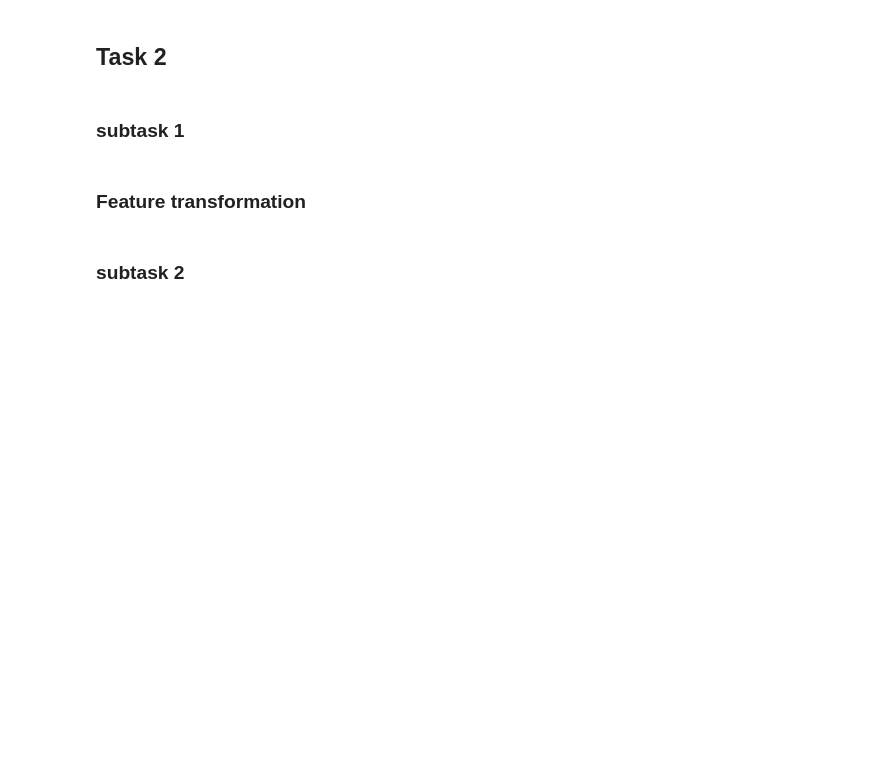
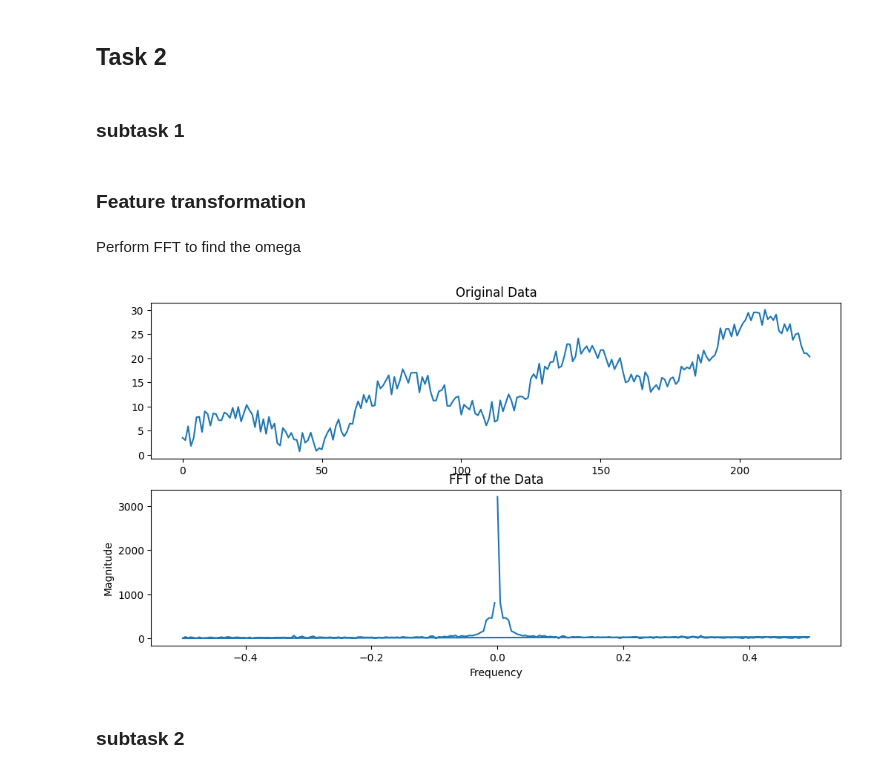
Before and after one commit to Heisenberg-2207/DA5401, a Jupyter notebook: Aniket/assignment2/assignment2_periodic.ipynb, the cells around one changed output. Drawn from its saved outputs; the diff is of its cells as text; code cells hidden in the pictures; blank space fills up the shorter version.

```diff
--- a/assignment2/assignment2_periodic.ipynb
+++ b/Aniket/assignment2/assignment2_periodic.ipynb
@@ -104,3 +102,28 @@ X = PolynomialFeatures(degree = 10).fit_transform(x.reshape(-1, 1))
+# %% [markdown]
+Perform FFT to find the omega
+# %%
+# Perform FFT
+fft_result = np.fft.fft(y_stock)
+
+# Get the frequencies corresponding to the FFT result
+n = len(y_stock)
+frequencies = np.fft.fftfreq(n)
+
+# Plot the original data
+plt.figure(figsize=(12, 6))
+plt.subplot(2, 1, 1)
+plt.plot(y_stock)
+plt.title('Original Data')
+
+# Plot the FFT result (magnitude)
+plt.subplot(2, 1, 2)
+plt.plot(frequencies, np.abs(fft_result))
+plt.title('FFT of the Data')
+plt.xlabel('Frequency')
+plt.ylabel('Magnitude')
+plt.show()
+# %% [output]
+[figure, added]
 # %% [markdown]
 ### subtask 2
 # %%
```
Also changed, not shown: parts of 2 cells of this notebook, 5 other files.
